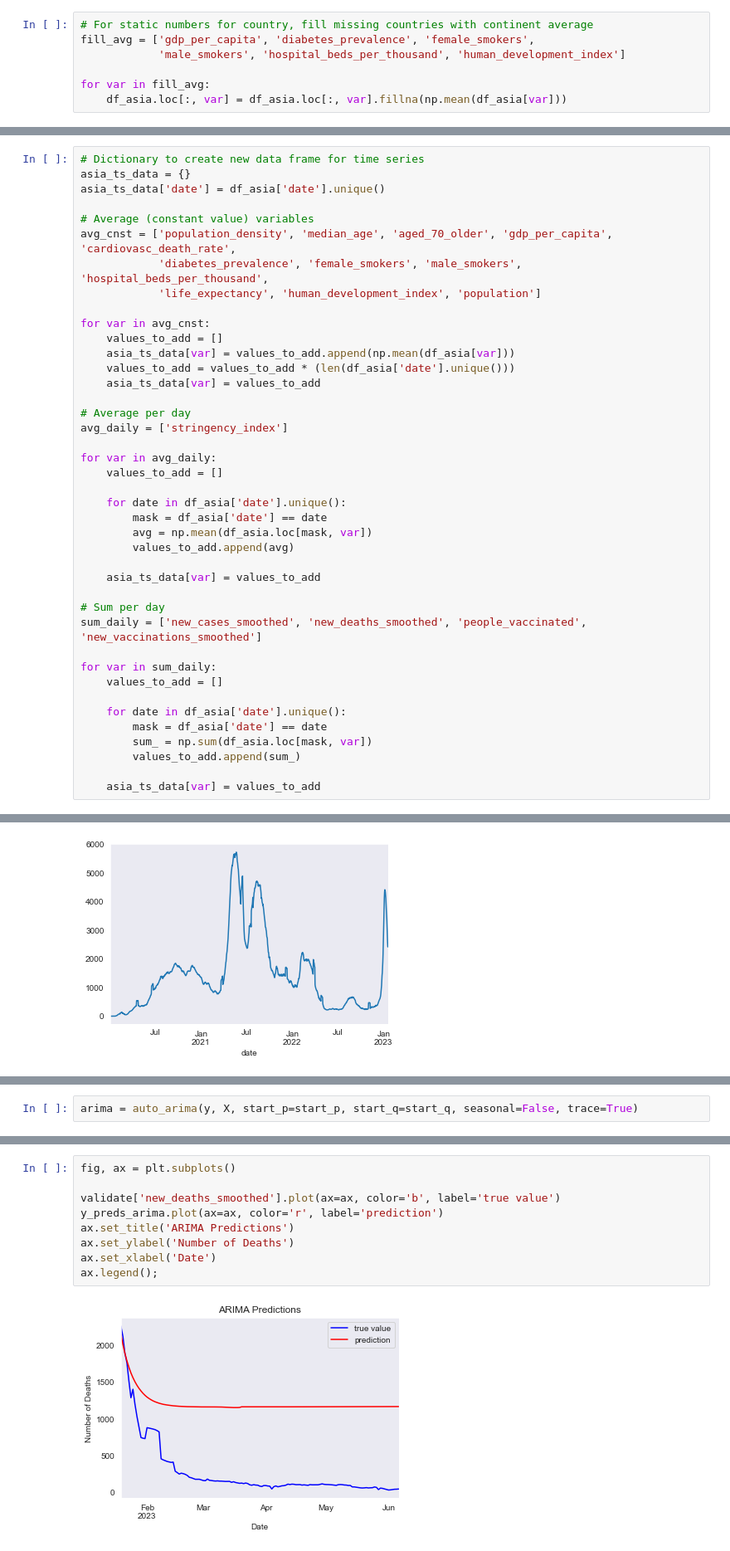
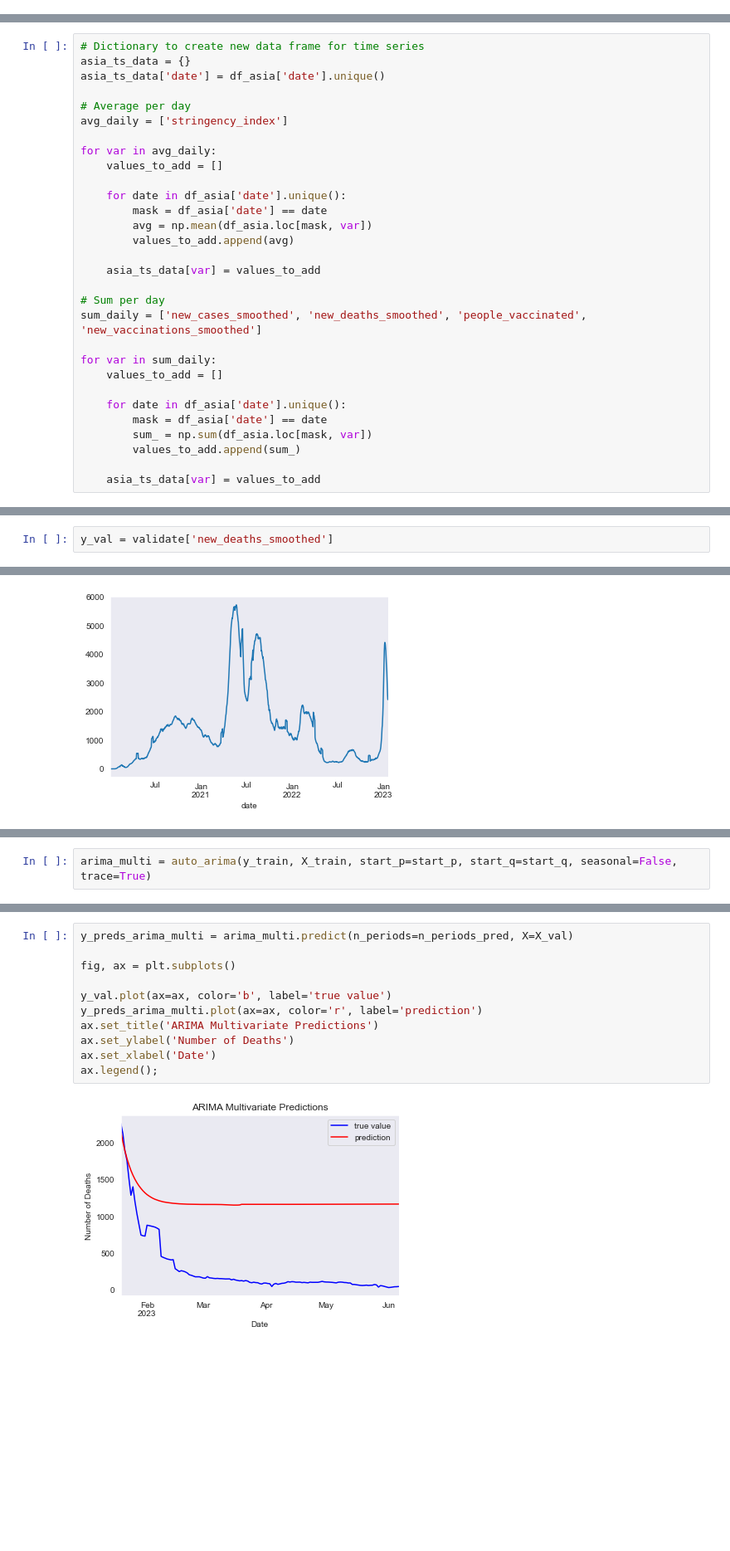
Before and after one commit to Bella3s/Covid-19-Time-Series-Modeling, a Jupyter notebook: index.ipynb, the cells around one changed output, grey strips where cells are left out. Shown at 83% size. Drawn from its saved outputs; the diff is of its cells as text; blank space fills up the shorter version.

Commit message:
linear model & arima continued

```diff
--- a/index.ipynb
+++ b/index.ipynb
@@ -708,10 +678,3 @@ df_asia['population_density'].isna().sum()
-# %%
-# For static numbers for country, fill missing countries with continent average
-fill_avg = ['gdp_per_capita', 'diabetes_prevalence', 'female_smokers',
-            'male_smokers', 'hospital_beds_per_thousand', 'human_development_index']
-
-for var in fill_avg:
-    df_asia.loc[:, var] = df_asia.loc[:, var].fillna(np.mean(df_asia[var]))
 # %%
 # Check Total Missing Values
 df_asia.isna().sum().sum()
@@ -765,17 +719,6 @@ memory usage: 10.6+ MB
 # Dictionary to create new data frame for time series
 asia_ts_data = {}
 asia_ts_data['date'] = df_asia['date'].unique()
-
-# Average (constant value) variables
-avg_cnst = ['population_density', 'median_age', 'aged_70_older', 'gdp_per_capita', 'cardiovasc_death_rate',
-            'diabetes_prevalence', 'female_smokers', 'male_smokers', 'hospital_beds_per_thousand',
-            'life_expectancy', 'human_development_index', 'population']
-
-for var in avg_cnst:
-    values_to_add = []
-    asia_ts_data[var] = values_to_add.append(np.mean(df_asia[var]))
-    values_to_add = values_to_add * (len(df_asia['date'].unique()))
-    asia_ts_data[var] = values_to_add
 
 # Average per day
 avg_daily = ['stringency_index']
@@ -1070,0 +996,2 @@ basline
+# %%
+y_val = validate['new_deaths_smoothed']
@@ -1159,4 +1156,4 @@ alpha = 0.05 # default
 # %%
-arima = auto_arima(y, X, start_p=start_p, start_q=start_q, seasonal=False, trace=True)
+arima_multi = auto_arima(y_train, X_train, start_p=start_p, start_q=start_q, seasonal=False, trace=True)
 # %% [output]
 Performing stepwise search to minimize aic
@@ -1184,11 +1176,13 @@ y_preds_arima = arima.predict(n_periods=n_periods_pred, X=val_X)
 # %%
+y_preds_arima_multi = arima_multi.predict(n_periods=n_periods_pred, X=X_val)
+
 fig, ax = plt.subplots()
 
-validate['new_deaths_smoothed'].plot(ax=ax, color='b', label='true value')
-y_preds_arima.plot(ax=ax, color='r', label='prediction')
-ax.set_title('ARIMA Predictions')
+y_val.plot(ax=ax, color='b', label='true value')
+y_preds_arima_multi.plot(ax=ax, color='r', label='prediction')
+ax.set_title('ARIMA Multivariate Predictions')
 ax.set_ylabel('Number of Deaths')
 ax.set_xlabel('Date')
 ax.legend();
 # %% [output]
-[figure, old version]
+[figure, new version]
```
Also changed, not shown: parts of 45 cells of this notebook.
